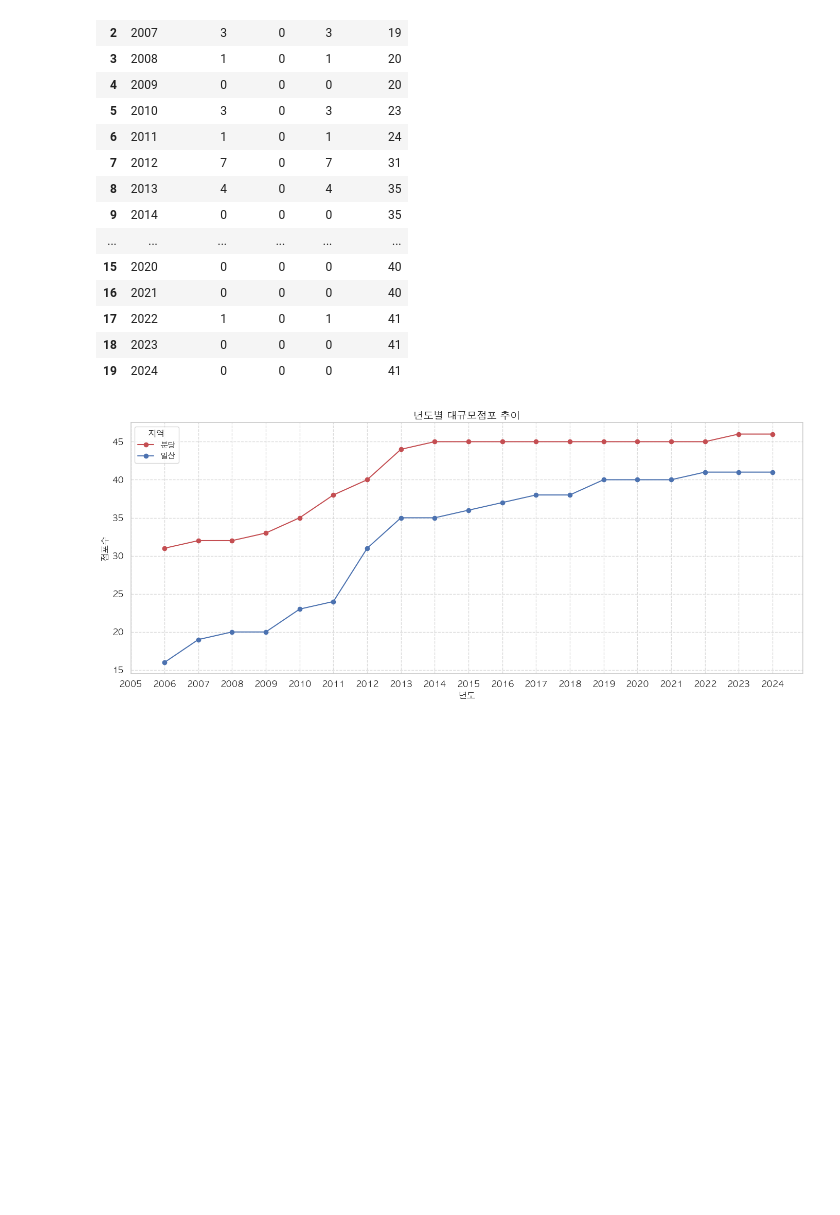
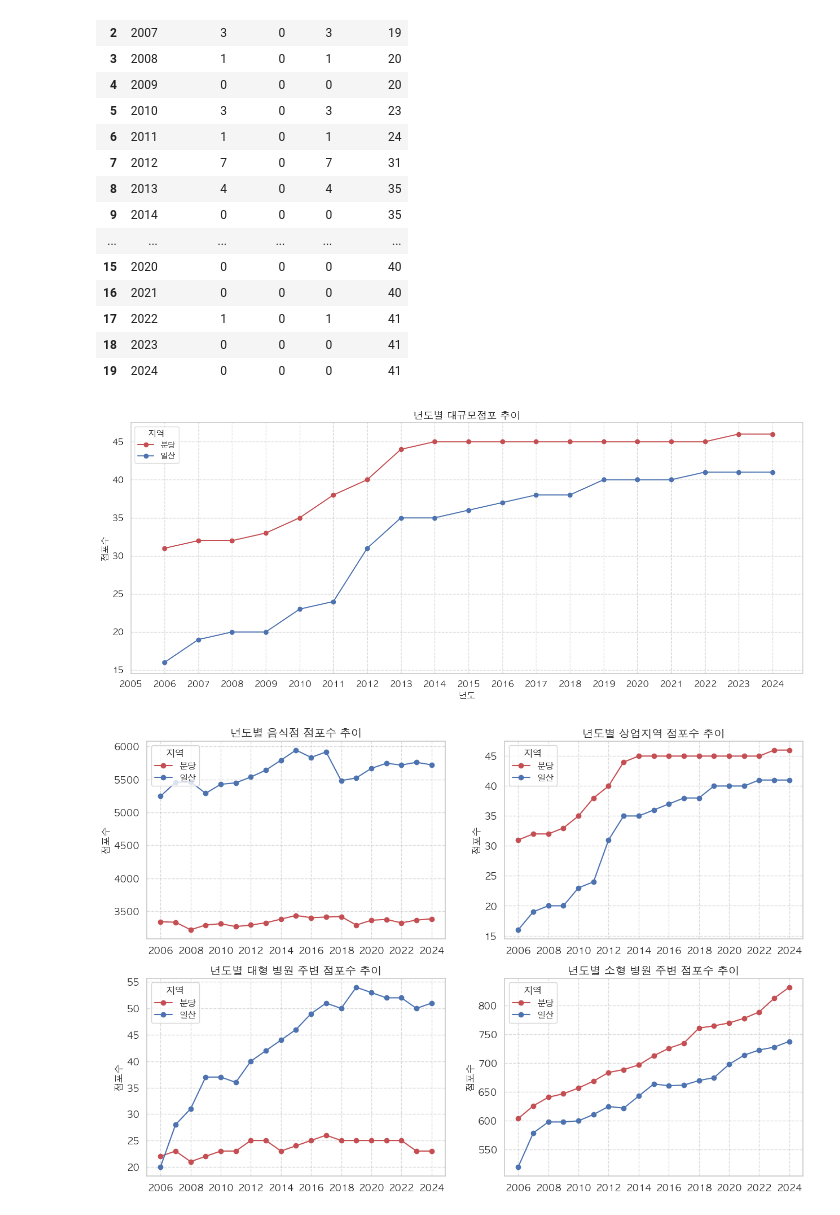
Before and after one commit to SnapishAgent/Ilsan-Investment-Insight, a Jupyter notebook: 생활 인프라/dataset_visualize_life_infra_line_graph.ipynb, the cells around one changed output. Drawn from its saved outputs; the diff is of its cells as text; code cells hidden in the pictures; blank space fills up the shorter version.

Commit message:
생활 인프라 : dataset visualize (8) : visualize final result

```diff
--- a/생활 인프라/dataset_visualize_life_infra_line_graph.ipynb
+++ b/생활 인프라/dataset_visualize_life_infra_line_graph.ipynb
@@ -638,6 +642,9 @@ count_df_ilsan
 | 17 | 2022 | 23 | 14 | 9 | 723 |
 | 18 | 2023 | 21 | 16 | 5 | 728 |
 | 19 | 2024 | 19 | 9 | 10 | 738 |
+# %%
+count_df_bundang_hospital_small = count_df_bundang.copy()
+count_df_ilsan_hospital_small = count_df_ilsan.copy()
 # %%
 import seaborn as sns
 import matplotlib.pyplot as plt
@@ -822,6 +829,9 @@ count_df_ilsan
 | 17 | 2022 | 1 | 0 | 1 | 41 |
 | 18 | 2023 | 0 | 0 | 0 | 41 |
 | 19 | 2024 | 0 | 0 | 0 | 41 |
+# %%
+count_df_bundang_downtown = count_df_bundang.copy()
+count_df_ilsan_downtown = count_df_ilsan.copy()
 # %%
 import seaborn as sns
 import matplotlib.pyplot as plt
@@ -862,3 +872,91 @@ plt.tight_layout()
 plt.show()
 # %% [output]
 [figure]
+# %%
+# 최종 Visualize
+# count_df_bundang
+# count_df_ilsan
+
+# count_df_bundang_downtown
+# count_df_ilsan_downtown
+
+# count_df_bundang_hospital_big
+# count_df_ilsan_hospital_big
+
+# count_df_bundang_hospital_small
+# count_df_ilsan_hospital_small
+
+import seaborn as sns
+import matplotlib.pyplot as plt
+import numpy as np
+from matplotlib import rc
+
+sns.set(style='whitegrid')
+
+# MacOS 폰트 설정
+rc('font', family='AppleGothic')
+
+# 마이너스 기호 문제 해결
+plt.rcParams['axes.unicode_minus'] = False
+
+# 그래프 크기 설정
+plt.figure(figsize=(15, 10))
+
+# 1번째 그래프: 분당 vs 일산 (음식점 점포수)
+plt.subplot(2, 2, 1)
+plt.plot(count_df_bundang.loc[1:]['년도'], count_df_bundang.loc[1:]['년도별갯수'], marker='o', color='r', linestyle='-')
+plt.plot(count_df_ilsan.loc[1:]['년도'], count_df_ilsan.loc[1:]['년도별갯수'], marker='o', color='b', linestyle='-')
+plt.title('년도별 음식점 점포수 추이', fontsize=14)
+# plt.xlabel('년도', fontsize=12)
+plt.ylabel('점포수', fontsize=12)
+years = np.arange(2006, count_df_bundang['년도'].max() + 1, 2)
+plt.xticks(years, rotation=0, fontsize=12)
+plt.yticks(fontsize=12)
+plt.legend(title='지역', labels=['분당', '일산'], loc='upper left')
+plt.grid(True, linestyle='--', alpha=0.7)
+
+# 2번째 그래프: 분당 vs 일산 (상업지역)
+plt.subplot(2, 2, 2)
+plt.plot(count_df_bundang_downtown.loc[1:]['년도'], count_df_bundang_downtown.loc[1:]['년도별갯수'], marker='o', color='r', linestyle='-')
+plt.plot(count_df_ilsan_downtown.loc[1:]['년도'], count_df_ilsan_downtown.loc[1:]['년도별갯수'], marker='o', color='b', linestyle='-')
+plt.title('년도별 상업지역 점포수 추이', fontsize=14)
+# plt.xlabel('년도', fontsize=12)
+plt.ylabel('점포수', fontsize=12)
+years = np.arange(2006, count_df_bundang_downtown['년도'].max() + 1, 2)
+plt.xticks(years, rotation=0, fontsize=12)
+plt.yticks(fontsize=12)
+plt.legend(title='지역', labels=['분당', '일산'], loc='upper left')
+plt.grid(True, linestyle='--', alpha=0.7)
+
+# 3번째 그래프: 분당 vs 일산 (대형 병원 주변)
+plt.subplot(2, 2, 3)
+plt.plot(count_df_bundang_hospital_big.loc[1:]['년도'], count_df_bundang_hospital_big.loc[1:]['년도별갯수'], marker='o', color='r', linestyle='-')
+plt.plot(count_df_ilsan_hospital_big.loc[1:]['년도'], count_df_ilsan_hospital_big.loc[1:]['년도별갯수'], marker='o', color='b', linestyle='-')
+plt.title('년도별 대형 병원 주변 점포수 추이', fontsize=14)
+# plt.xlabel('년도', fontsize=12)
+plt.ylabel('점포수', fontsize=12)
+years = np.arange(2006, count_df_bundang_hospital_big['년도'].max() + 1, 2)
+plt.xticks(years, rotation=0, fontsize=12)
+plt.yticks(fontsize=12)
+plt.legend(title='지역', labels=['분당', '일산'], loc='upper left')
+plt.grid(True, linestyle='--', alpha=0.7)
+
+# 4번째 그래프: 분당 vs 일산 (소형 병원 주변)
+plt.subplot(2, 2, 4)
+plt.plot(count_df_bundang_hospital_small.loc[1:]['년도'], count_df_bundang_hospital_small.loc[1:]['년도별갯수'], marker='o', color='r', linestyle='-')
+plt.plot(count_df_ilsan_hospital_small.loc[1:]['년도'], count_df_ilsan_hospital_small.loc[1:]['년도별갯수'], marker='o', color='b', linestyle='-')
+plt.title('년도별 소형 병원 주변 점포수 추이', fontsize=14)
+# plt.xlabel('년도', fontsize=12)
+plt.ylabel('점포수', fontsize=12)
+years = np.arange(2006, count_df_bundang_hospital_small['년도'].max() + 1, 2)
+plt.xticks(years, rotation=0, fontsize=12)
+plt.yticks(fontsize=12)
+plt.legend(title='지역', labels=['분당', '일산'], loc='upper left')
+plt.grid(True, linestyle='--', alpha=0.7)
+
+# 레이아웃 조정
+# plt.tight_layout()
+# 그래프 출력
+plt.show()
+# %% [output]
+[figure, added]
```
Also changed, not shown: parts of 1 cell of this notebook.
